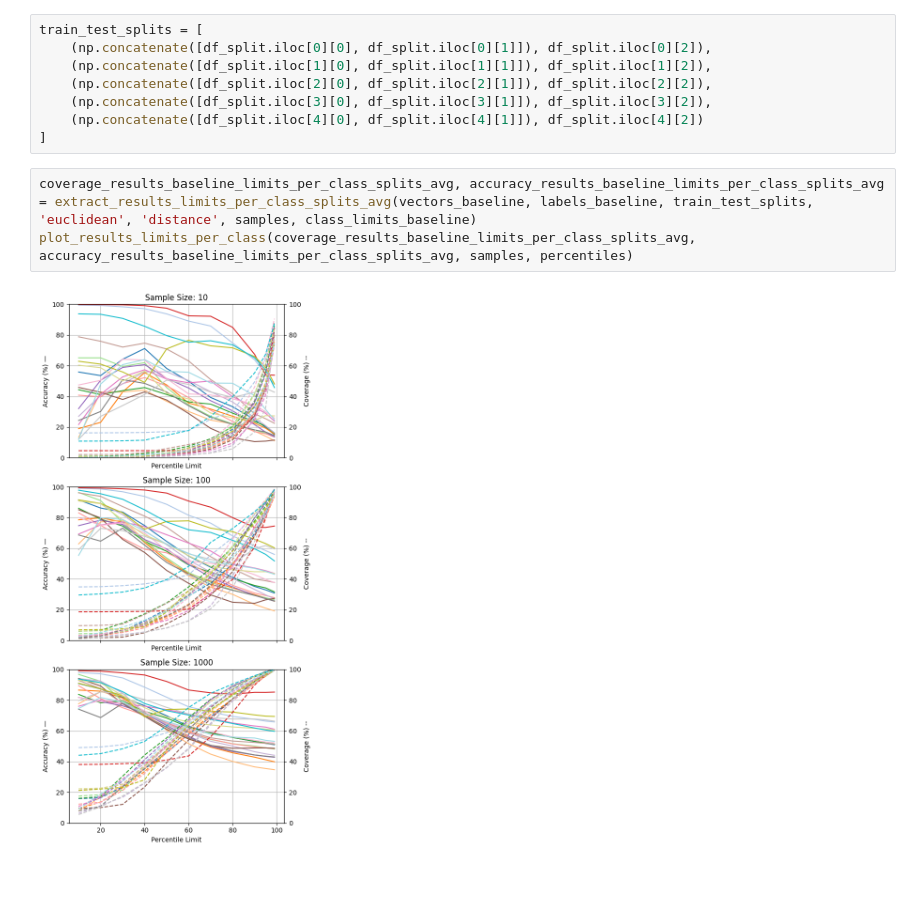
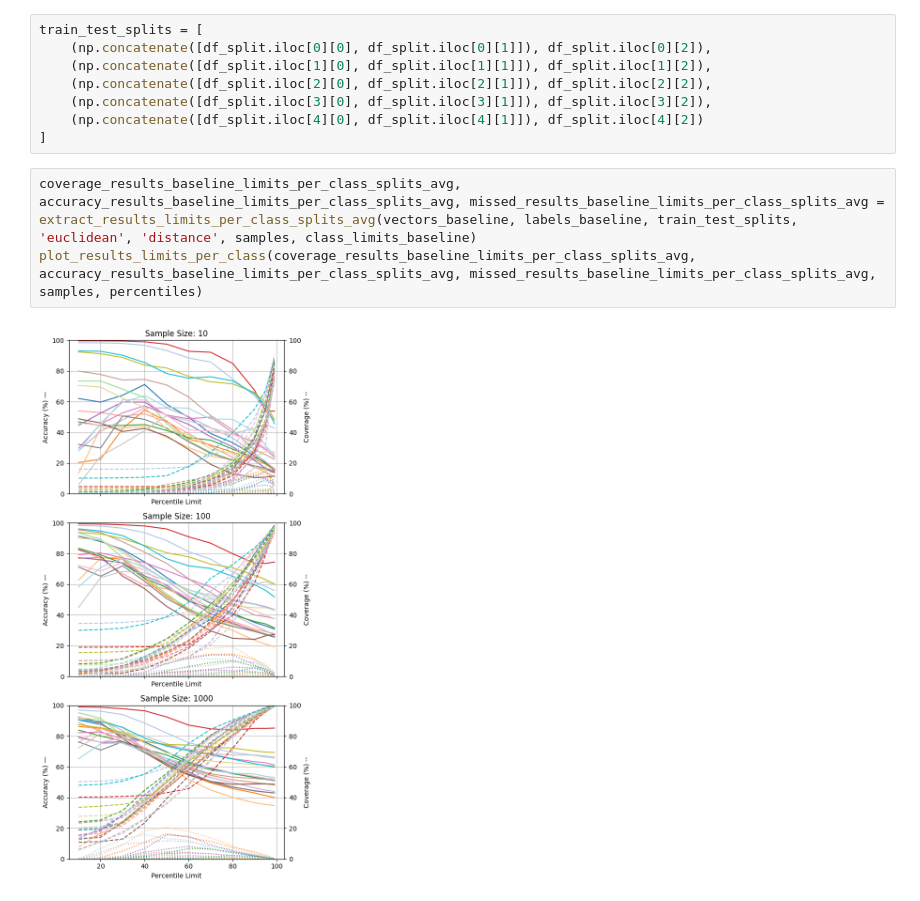
Before and after one commit to elliev7/partiii_research_project, a Jupyter notebook: fingerprinting/percentiles.ipynb, the cells around one changed output. Saved outputs shown, nothing was run; the diff lists cells and outputs as text.

```diff
--- a/fingerprinting/percentiles.ipynb
+++ b/fingerprinting/percentiles.ipynb
@@ -119,8 +120,8 @@ train_test_splits = [
     (np.concatenate([df_split.iloc[4][0], df_split.iloc[4][1]]), df_split.iloc[4][2])
 ]
 # %%
-coverage_results_baseline_limits_per_class_splits_avg, accuracy_results_baseline_limits_per_class_splits_avg = extract_results_limits_per_class_splits_avg(vectors_baseline, labels_baseline, train_test_splits, 'euclidean', 'distance', samples, class_limits_baseline)
-plot_results_limits_per_class(coverage_results_baseline_limits_per_class_splits_avg, accuracy_results_baseline_limits_per_class_splits_avg, samples, percentiles)
+coverage_results_baseline_limits_per_class_splits_avg, accuracy_results_baseline_limits_per_class_splits_avg, missed_results_baseline_limits_per_class_splits_avg = extract_results_limits_per_class_splits_avg(vectors_baseline, labels_baseline, train_test_splits, 'euclidean', 'distance', samples, class_limits_baseline)
+plot_results_limits_per_class(coverage_results_baseline_limits_per_class_splits_avg, accuracy_results_baseline_limits_per_class_splits_avg, missed_results_baseline_limits_per_class_splits_avg, samples, percentiles)
 # %% [output]
-[figure, old version]
+[figure, new version]
 # %%
```
Also changed, not shown: parts of 9 cells of this notebook, 2 other files.
